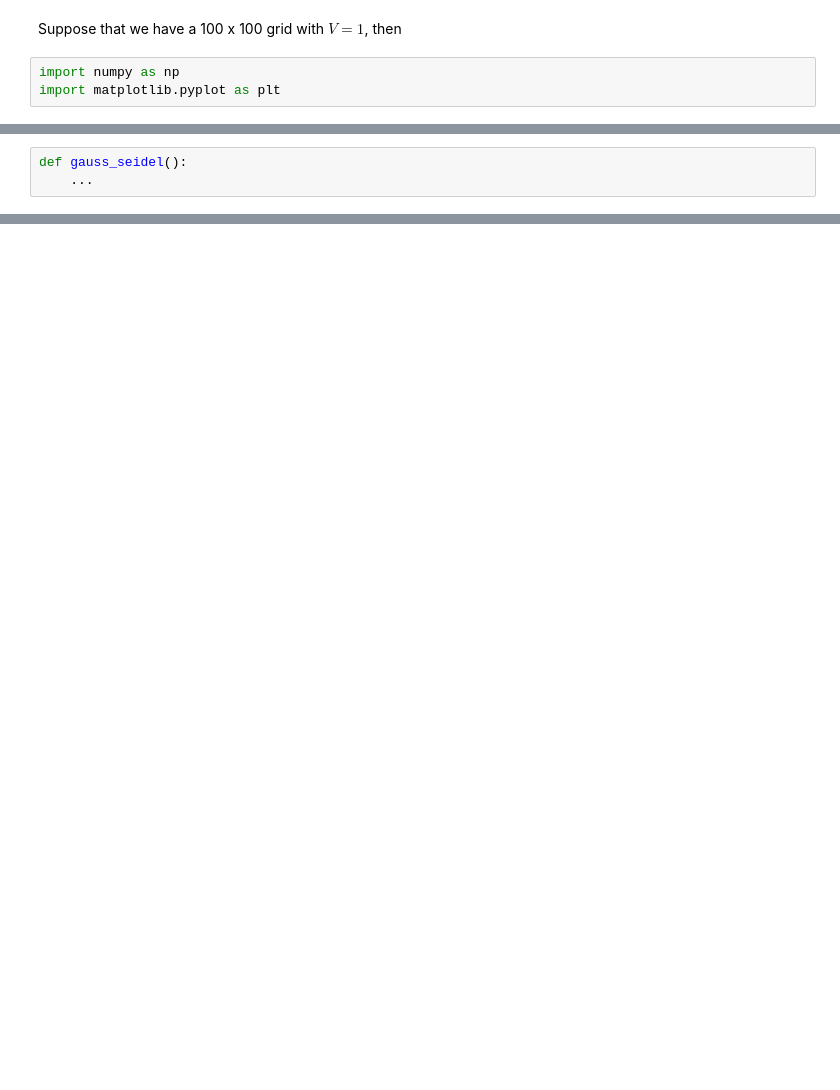
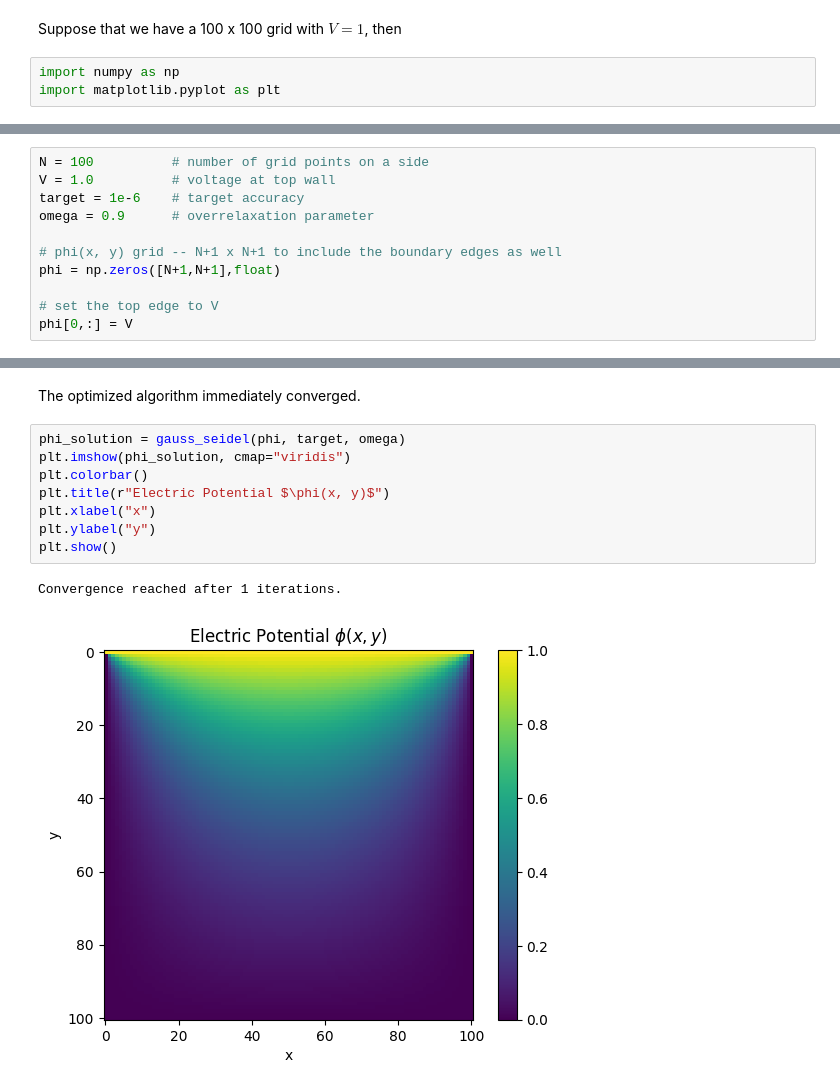
Before and after one commit to mkieffer1107/physics-informed-ml, a Jupyter notebook: mycode/pinns/pde_solving/boundary.ipynb, the cells around one changed output, grey strips where cells are left out. Drawn from its saved outputs; the diff is of its cells as text; blank space fills up the shorter version.

```diff
--- a/mycode/pinns/pde_solving/boundary.ipynb
+++ b/mycode/pinns/pde_solving/boundary.ipynb
@@ -233,3 +239,0 @@ def overrelaxation():
-# %%
-def gauss_seidel():
-    ...
@@ -235,0 +275,11 @@ def gauss_seidel():
+# %%
+N = 100          # number of grid points on a side
+V = 1.0          # voltage at top wall
+target = 1e-6    # target accuracy
+omega = 0.9      # overrelaxation parameter
+
+# phi(x, y) grid -- N+1 x N+1 to include the boundary edges as well
+phi = np.zeros([N+1,N+1],float)
+
+# set the top edge to V
+phi[0,:] = V
@@ -235,0 +361,13 @@ def gauss_seidel():
+# %% [markdown]
+The optimized algorithm immediately converged.
+# %%
+phi_solution = gauss_seidel(phi, target, omega)
+plt.imshow(phi_solution, cmap="viridis")
+plt.colorbar()
+plt.title(r"Electric Potential $\phi(x, y)$")
+plt.xlabel("x")
+plt.ylabel("y")
+plt.show()
+# %% [output]
+Convergence reached after 1 iterations.
+[figure, added]
```
Also changed, not shown: parts of 22 cells of this notebook.
